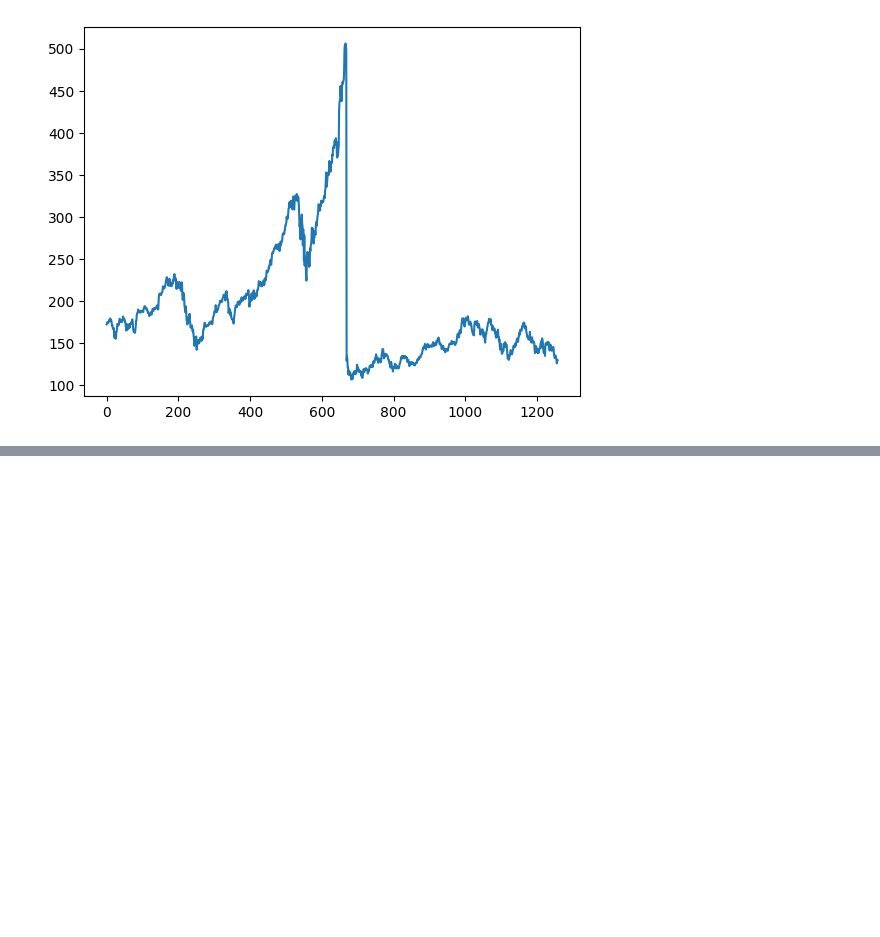
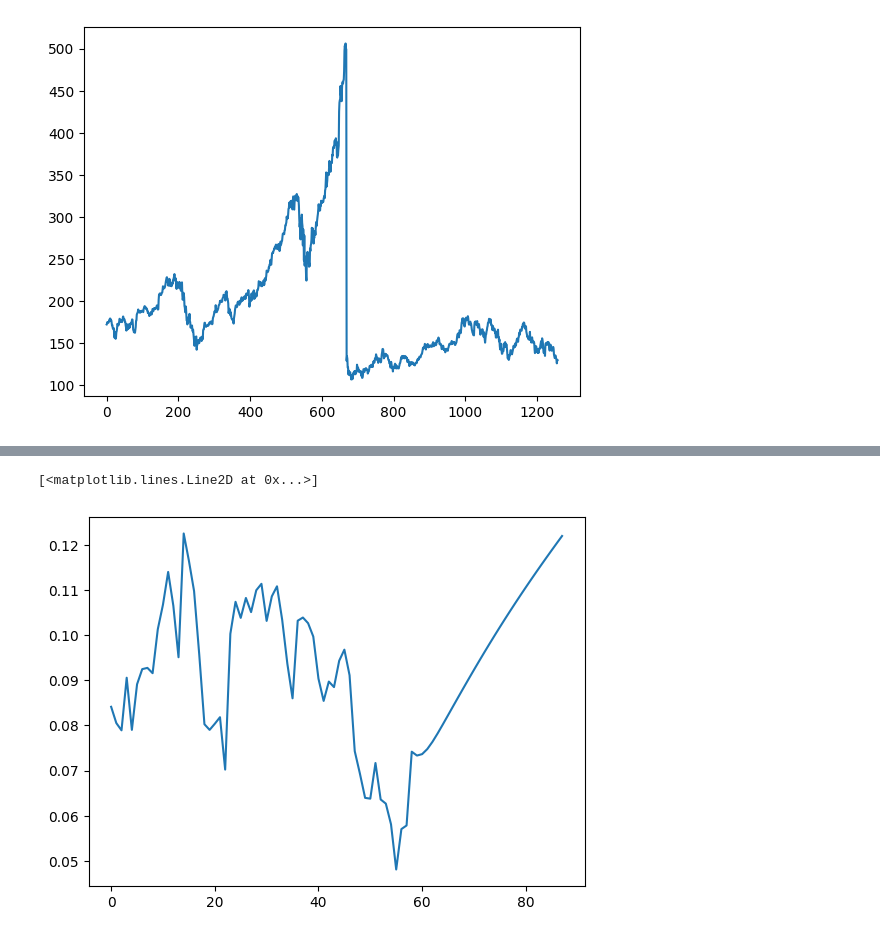
Before and after one commit to PARAVPREET17/Stock-Price-Predictor, a Jupyter notebook: StockPricePredictor.ipynb, the cells around one changed output, grey strips where cells are left out. Cells and saved outputs as stored; diff of their text form; code cells hidden in the pictures; blank space fills up the shorter version.

```diff
--- a/StockPricePredictor.ipynb
+++ b/StockPricePredictor.ipynb
@@ -62,0 +253,7 @@ from keras.models import Sequential
+# %%
+df3=df1.tolist()
+df3.extend(lst_output)
+plt.plot(df3[1200:])
+# %% [output]
+[<matplotlib.lines.Line2D at 0x...>]
+[figure, added]
```
Also changed, not shown: parts of 20 cells of this notebook.
